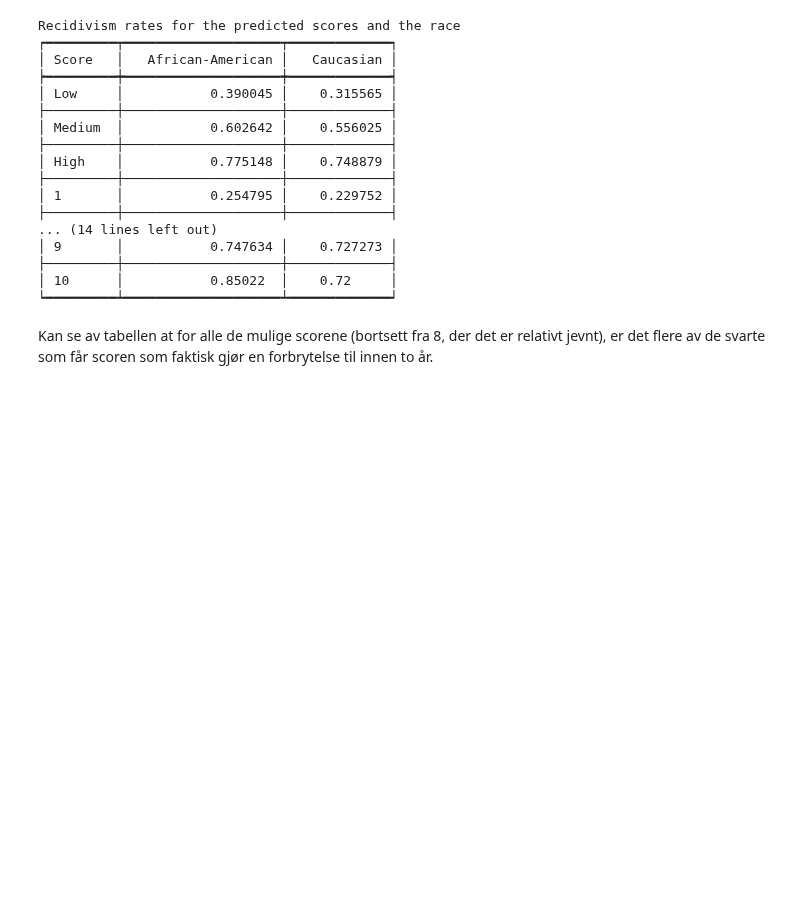
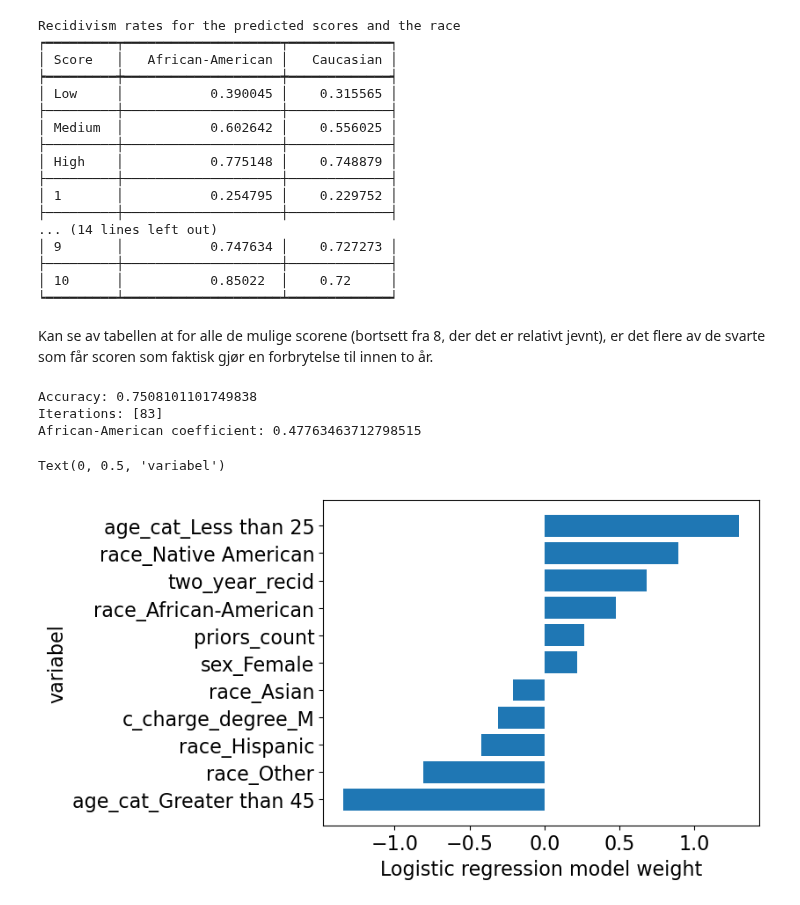
Before and after one commit to asmund20/hon2200-prosjekt, a Jupyter notebook: notebooks/oppsummering.ipynb, the cells around one changed output. Drawn from its saved outputs; the diff is of its cells as text; code cells hidden in the pictures; blank space fills up the shorter version.

```diff
--- a/notebooks/oppsummering.ipynb
+++ b/notebooks/oppsummering.ipynb
@@ -196,3 +209,35 @@ Recidivism rates for the predicted scores and the race
 ┕━━━━━━━━━┷━━━━━━━━━━━━━━━━━━━━┷━━━━━━━━━━━━━┙
 # %% [markdown]
 Kan se av tabellen at for alle de mulige scorene (bortsett fra 8, der det er relativt jevnt), er det flere av de svarte som får scoren som faktisk gjør en forbrytelse til innen to år.
+# %%
+from sklearn.linear_model import LogisticRegression
+
+X = df[["age_cat", "race", "sex", "priors_count", "c_charge_degree", "two_year_recid"]]
+categorical_cols = ["age_cat", "race", "sex", "c_charge_degree"]
+X = pd.get_dummies(X, columns=categorical_cols, prefix=categorical_cols, prefix_sep='_')
+X = X.drop(["age_cat_25 - 45", "race_Caucasian", "sex_Male", "c_charge_degree_F"], axis=1)
+Y = df["score_text"] != "Low"
+
+clf = LogisticRegression(max_iter=int(1e4), tol=0)
+_ = clf.fit(X, Y)
+columns = np.array(X.columns)
+coef = np.array(clf.coef_[0])
+i = np.argsort(coef)
+coef = coef[i]
+columns = columns[i]
+coef_aa =  coef[list(columns).index("race_African-American")]
+
+print("Accuracy:", (clf.predict(X)==Y).mean())
+print("Iterations:", clf.n_iter_)
+print("African-American coefficient:", coef_aa)
+# %% [output]
+Accuracy: 0.7508101101749838
+Iterations: [83]
+African-American coefficient: 0.47763463712798515
+# %%
+plt.barh(columns, coef)
+plt.xlabel("Logistic regression model weight")
+plt.ylabel("variabel")
+# %% [output]
+Text(0, 0.5, 'variabel')
+[figure, added]
```
Also changed, not shown: parts of 7 cells of this notebook, 6 other files.
